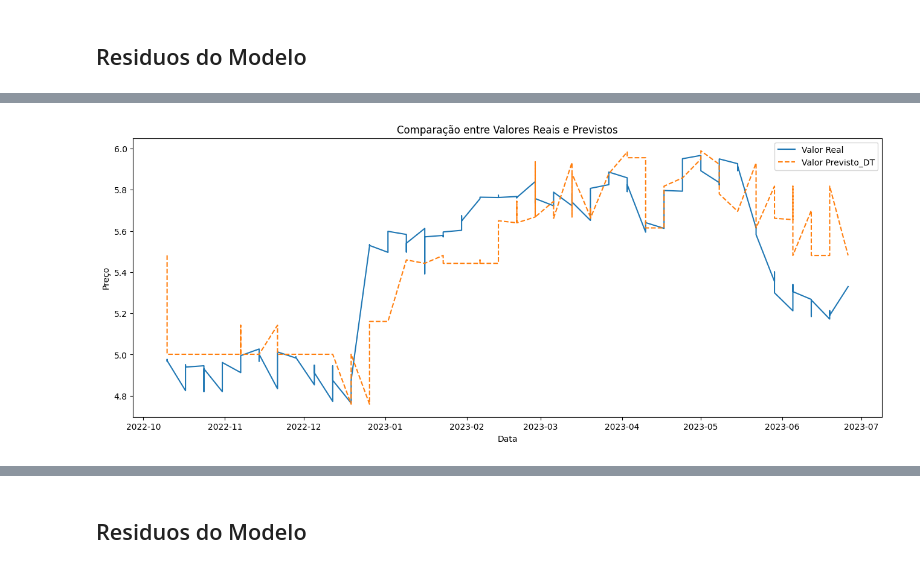
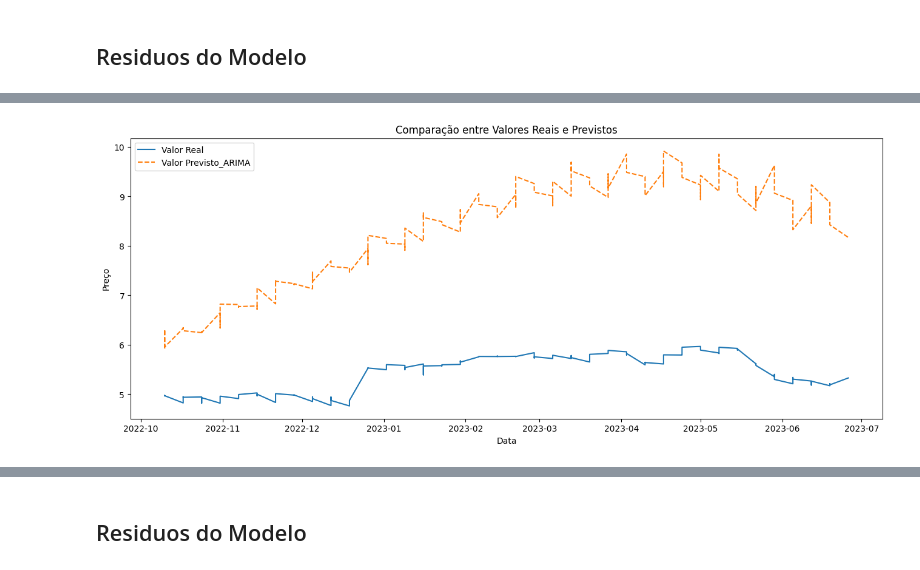
Before and after one commit to KaioBrasildS/Precos-de-Combustiveis-ANP, a Jupyter notebook: notebook_semanal.ipynb, the cells around one changed output, grey strips where cells are left out. Cells and saved outputs as stored; diff of their text form; code cells hidden in the pictures.

```diff
--- a/notebook_semanal.ipynb
+++ b/notebook_semanal.ipynb
@@ -485,5 +902,5 @@ plt.show()
 # %%
-municipios = df_comparacao['Municipio'].unique()
+municipios = df_previsoes['Municipio'].unique()
 
 # Definindo o número de linhas e colunas da grade
 n_municipios = len(municipios)
@@ -495,7 +912,7 @@ fig, axes = plt.subplots(n_rows, n_cols, figsize=(16, 4 * n_rows))
 axes = axes.flatten()  # Achatar a matriz de eixos para iteração
 
 for i, municipio in enumerate(municipios):
-    df_municipio = df_comparacao[df_comparacao['Municipio'] == municipio]
+    df_municipio = df_previsoes[df_previsoes['Municipio'] == municipio]
 
     axes[i].plot(df_municipio['Valor Real'], label='Valor Real')
     axes[i].plot(df_municipio['Valor Previsto_DT'], label='Valor Previsto_DT', linestyle='--')
@@ -601,7 +1018,7 @@ plt.show()
 from scipy.stats import shapiro
 
 # Supondo que o nome da coluna com os municípios seja 'Municipio'
-municipios = df_comparacao['Municipio'].unique()
+municipios = df_residuos['Municipio'].unique()
 
 # Definindo o número de linhas e colunas da grade
 n_municipios = len(municipios)
@@ -612,7 +1029,7 @@ n_rows = n_municipios  # Uma linha por município
 fig, axes = plt.subplots(n_rows, n_cols, figsize=(16, 4 * n_rows))
 
 for i, municipio in enumerate(municipios):
-    df_municipio = df_comparacao[df_comparacao['Municipio'] == municipio]
+    df_municipio = df_residuos[df_residuos['Municipio'] == municipio]
 
     # Plotando o histograma dos resíduos
     ax_hist = axes[i, 0]
@@ -739,0 +1098,32 @@ df_comparacao
+# %%
+
+from statsmodels.tsa.ar_model import AutoReg
+
+# Dicionário para armazenar modelos e previsões para cada município
+modelos_residuos = {}
+previsoes_ajustadas = {}
+
+# Iterar sobre cada município
+for municipio in df_residuos['Municipio'].unique():
+    # Filtrar os dados para o município atual
+    df_municipio = df_residuos[df_residuos['Municipio'] == municipio].copy()
+
+    # Configurar a frequência da série temporal explicitamente
+    df_municipio = df_municipio.asfreq('W-MON')
+
+    # Modelando os resíduos
+    model_residuos_pacf = AutoReg(df_municipio['resid_DT'], lags=[1, 2]).fit()
+
+    # Prevendo os resíduos
+    df_municipio['resid_pred_pacf'] = model_residuos_pacf.predict(start=2, end=len(df_municipio)-1)
+
+    # Salvando o modelo e as previsões
+    modelos_residuos[municipio] = model_residuos_pacf
+    previsoes_ajustadas[municipio] = df_municipio['resid_pred_pacf']
+
+# Ajustando as previsões no DataFrame original
+df_residuos['resid_pred_pacf'] = df_residuos.apply(
+    lambda row: previsoes_ajustadas[row['Municipio']].get(row.name, pd.NA), axis=1
+)
+
+df_previsoes['Valor Ajustado_DT_PACF'] = df_previsoes['Valor Previsto_DT'] + df_residuos['resid_pred_pacf']
@@ -740,13 +1263,13 @@ df_comparacao
 # %%
 # Plotando os resultados
 plt.figure(figsize=(16, 6))
-plt.plot(df_comparacao['Valor Real'], label='Valor Real')
-plt.plot(df_comparacao['Valor Previsto_DT'], label='Valor Previsto_DT', linestyle='--')
+plt.plot(df_previsoes['Valor Real'], label='Valor Real')
+plt.plot(df_previsoes['Valor Previsto_ARIMA'], label='Valor Previsto_ARIMA', linestyle='--')
 plt.title('Comparação entre Valores Reais e Previstos')
 plt.xlabel('Data')
 plt.ylabel('Preço')
 plt.legend()
 plt.show()
 # %% [output]
-[figure, old version]
+[figure, new version]
 # %%
```
Also changed, not shown: parts of 41 cells of this notebook, 1 other file.
